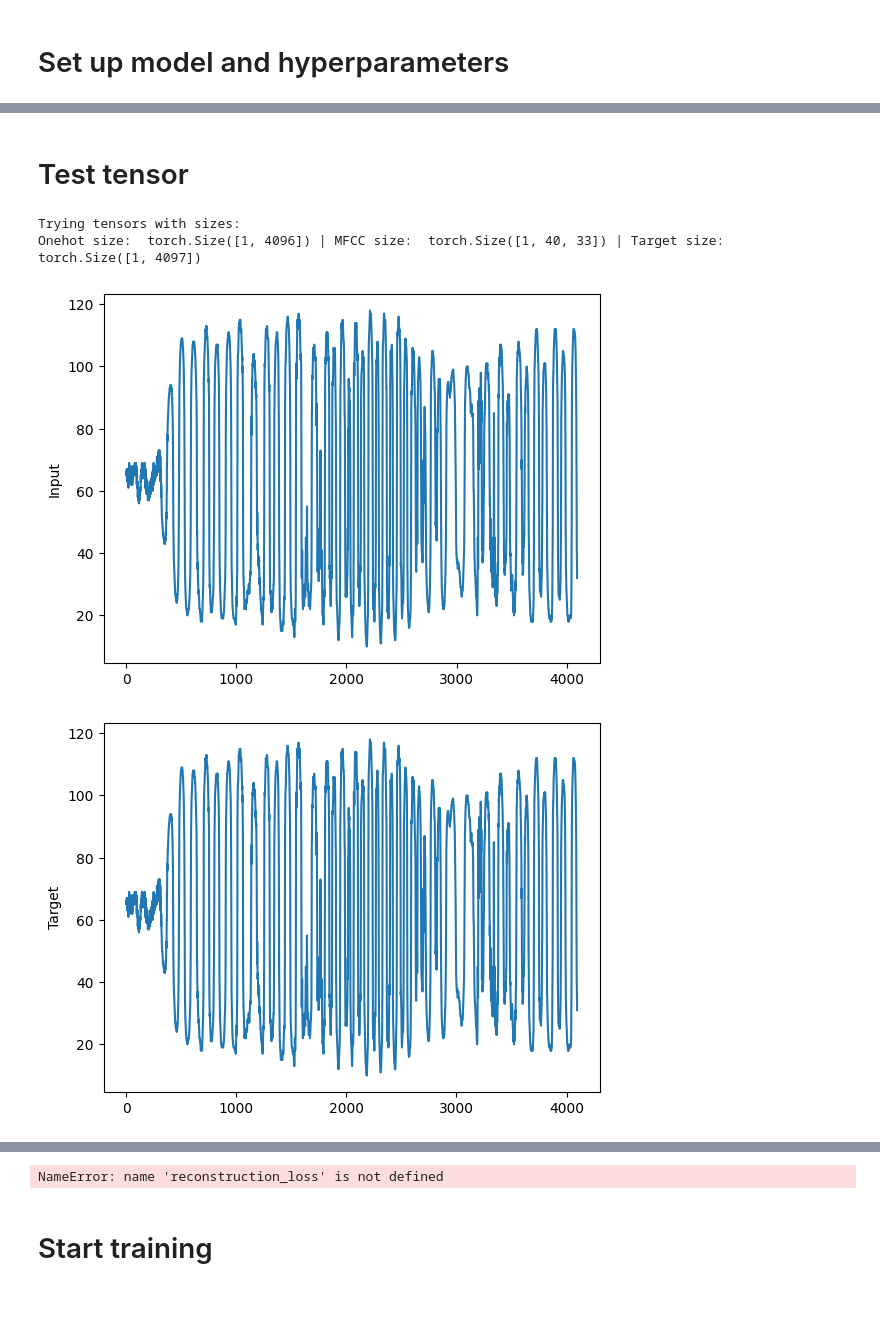
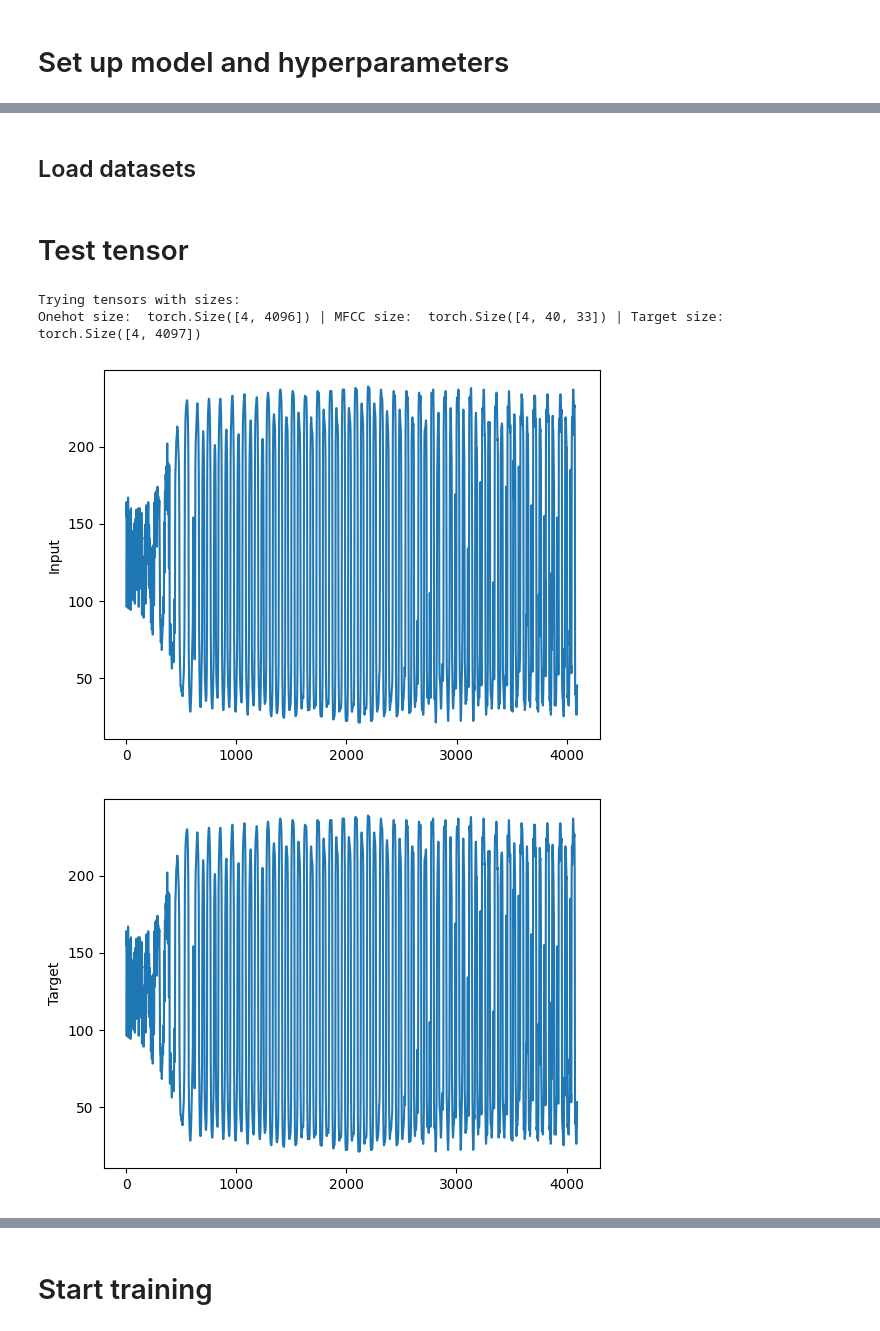
Before and after one commit to WouterBesse/Sonified-Latent-Data, a Jupyter notebook: WaveVaePlayground.ipynb, the cells around one changed output, grey strips where cells are left out. Cells and saved outputs as stored; diff of their text form; code cells hidden in the pictures; blank space fills up the shorter version.

```diff
--- a/WaveVaePlayground.ipynb
+++ b/WaveVaePlayground.ipynb
@@ -52,3 +47,27 @@ WaveNet Receptive Field:  4093
+# %% [markdown]
+## Load datasets
+# %%
+VAEDataset = WVDataset(audio_path = "../ConvDenoiser_Old/clips",
+                       length = 4096,
+                       skip_size = 4096 // 2,
+                       sample_rate = 24000,
+                       max_files = 1100,
+                       hop_length = 128)
+
+val_VAEDataset = WVDataset(audio_path = "../ConvDenoiser_Old/testdata",
+                       length = 4096,
+                       skip_size = 4096 // 2,
+                       sample_rate = 24000,
+                       max_files = 2000,
+                       hop_length = 128)
+
+VAEDataloader = DataLoader(VAEDataset,
+                           batch_size = batchsize,
+                           shuffle = True)
+
+val_VAEDataloader = DataLoader(val_VAEDataset,
+                           batch_size = batchsize,
+                           shuffle = False)
 # %% [markdown]
 # Test tensor
 # %%
@@ -58,7 +77,7 @@ import matplotlib.pyplot as plt
 # loss_fn = torch.nn.MSELoss()
 loss_fn = torch.nn.CrossEntropyLoss(reduction='none')
 
-onehot, mfcc, target = next(iter(val_VAEDataloader))
+onehot, mfcc, target, oht = next(iter(VAEDataloader))
 onehot = onehot.to(device)
 mfcc = mfcc.to(device)
 target = target.to(device)
@@ -68,39 +87,45 @@ print("Onehot size: ", onehot.size(), "| MFCC size: ", mfcc.size(), "| Target si
 
 plt.plot(torch.squeeze(onehot[0]).cpu().numpy())
 plt.ylabel('Input')
 plt.show()
 
 plt.plot(torch.squeeze(target[0]).cpu().numpy())
 plt.ylabel('Target')
 plt.show()
 
 
 
 print("Target value: ", target[0, -1].item(), " | Input Value: ", onehot[0, -1].item())
 
 # target = torch.unsqueeze(torch.unsqueeze(target[:, -1], 1), 1)
 print(target.size())
 
-output, _, _ = WaveVAE(onehot, mfcc, True)
+output, _, _ = WaveVAE(onehot, mfcc, False)
 output = output.transpose(2,1)
 print("Tensors passed through model succesfully", output.size())
 
 # reconstruction_loss = torch.mean(loss_fn(torch.squeeze(output), torch.squeeze(target)[:, 1:])[-1], 0)
 
-print(output[0, 4095:].contiguous().view(1, 256).size(), target[0, 4096:].contiguous().view(-1).size())
-print(torch.argmax(output[0, -1].squeeze()), target[0, -1].squeeze().item(), onehot[0, -1].squeeze().item())
+print(output[0, 4095:].size(), target[0, 4096:].contiguous().view(-1).size())
+print(torch.argmax(output[0, 4095:].squeeze()), target[0, -1].squeeze().item(), onehot[0, -1].squeeze().item())
+print(output[0, -1].cpu())
 
-# reconstruction_loss = loss_fn(output[:, :, -1], target[:, :, -1])
+reconstruction_loss = loss_fn(output[0, -1] * 100, target[0, -1])
+print("Reconstruction loss =", reconstruction_loss.item())
+
+print('OHT Size: ', oht.size())
+
+print(oht[0, -1])
+print(target[0, -1])
+reconstruction_loss = loss_fn(oht[0, -1].type(torch.FloatTensor).to(device) * 10, target[0, -1])
 print("Reconstruction loss =", reconstruction_loss.item())
 
 # onehot = torch.nn.functional.sigmoid(onehot[0, :, -1])
 # output = torch.nn.functional.sigmoid(output[0, :, -1])
 # onehotmax = torch.argmax(onehot)
 # outputmax = torch.argmax(output)
-
-print(onehot[0, :, -1].item(), output[0, :, -1].item(), target[0, :, -1].item())
 # %% [output]
 Trying tensors with sizes:
-Onehot size:  torch.Size([1, 4096]) | MFCC size:  torch.Size([1, 40, 33]) | Target size:  torch.Size([1, 4097])
+Onehot size:  torch.Size([4, 4096]) | MFCC size:  torch.Size([4, 40, 33]) | Target size:  torch.Size([4, 4097])
-[figure, old version]
+[figure, new version]
-[figure, old version]
+[figure, new version]
@@ -112,4 +149,3 @@ tensor(32, device='cuda:2') 31 32
-NameError: name 'reconstruction_loss' is not defined
 # %% [markdown]
 # Start training
 # %%
```
Also changed, not shown: parts of 7 cells of this notebook, 5 other files.
